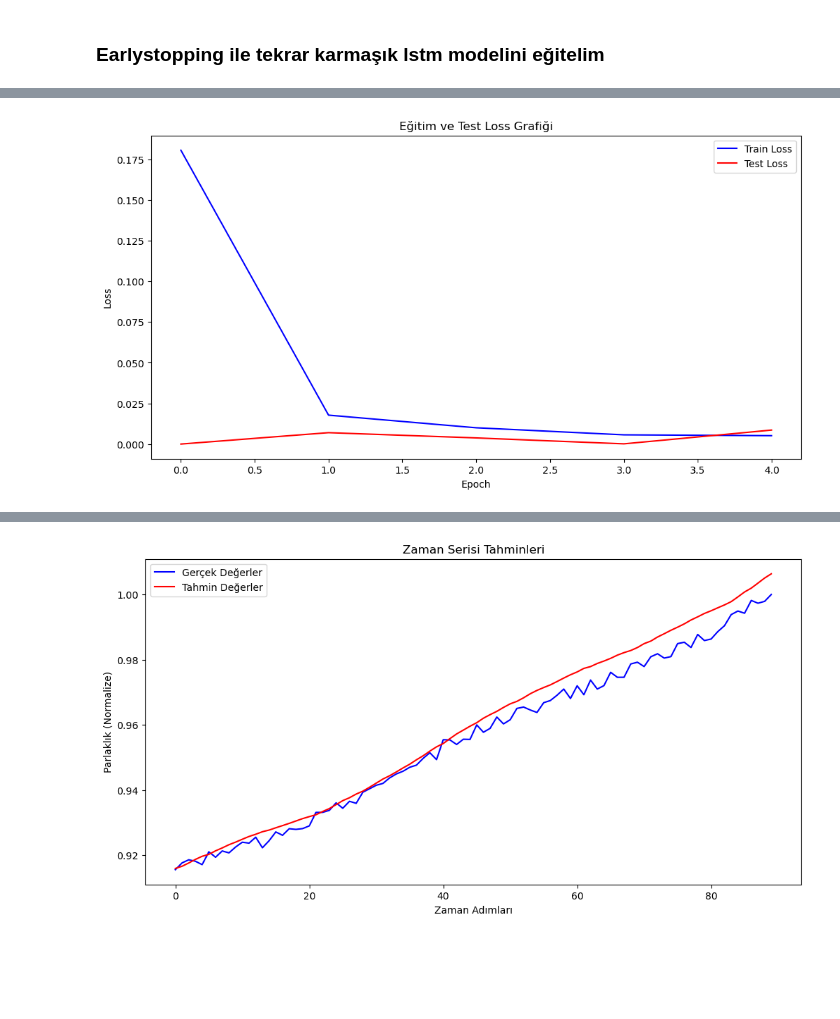
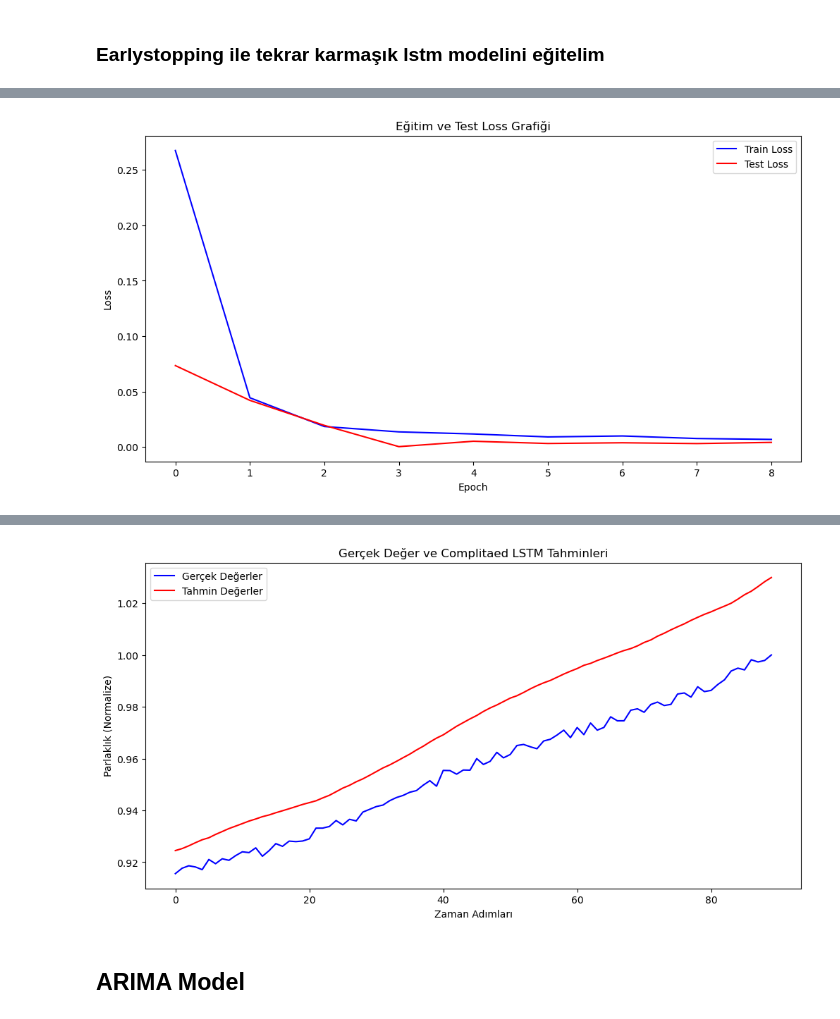
Before and after one commit to Hasancelik1/projects, a Jupyter notebook: globe.ipynb, the cells around one changed output, grey strips where cells are left out. Cells and saved outputs as stored; diff of their text form; code cells hidden in the pictures; blank space fills up the shorter version.

```diff
--- a/globe.ipynb
+++ b/globe.ipynb
@@ -459,17 +418,16 @@ Mean Squared Error (MSE): 0.029652966186404228
 # %% [markdown]
 ### Earlystopping ile tekrar karmaşık lstm modelini eğitelim
 # %%
-complicated_lstm_model = Sequential([
+complicated_lstm_model_earlystop = Sequential([
     Bidirectional(LSTM(128, activation='relu', return_sequences=True, input_shape=(sequence_length, 1))),
     Dropout(0.3),
     LSTM(64, activation='relu', return_sequences=True),
     Dropout(0.3),
     LSTM(32, activation='relu'),
     Dropout(0.2),
-    Dense(64, activation='relu'),
-    Dense(32, activation='relu'),
-    Dense(1)  # Tek bir tahmin çıktısı
+    Dense(16, activation='relu'),
+    Dense(1)
 ])
 
 # Modeli derle
-complicated_lstm_model.compile(optimizer='Adam', loss='mse')
+complicated_lstm_model_earlystop.compile(optimizer='Adam', loss='mse')
@@ -488,14 +434,17 @@ class LossHistory_Complicated_LSTM(tf.keras.callbacks.Callback):
+# %%
+early_stopping = EarlyStopping(
+    monitor='val_loss',  # Test (validation) loss'u izle
+    patience=5,          # 5 ardışık epoch boyunca iyileşme olmazsa durdur
+    restore_best_weights=True  # En iyi ağırlıkları geri yükle
+)
 # %%
-# Loss callback nesnesi
-loss_callback = LossHistory_Complicated_LSTM()
-
 # Modeli eğit
-history = complicated_lstm_model.fit(
+complicated_lstm_model_earlystop_history = complicated_lstm_model_earlystop.fit(
     X_train, y_train,
     epochs=20,
     batch_size=32,
     validation_data=(X_test, y_test),
-    callbacks=[loss_callback,early_stopping]
+    callbacks=[early_stopping]
 )
 # %% [output]
 Epoch 1/20
@@ -511,31 +468,34 @@ Epoch 5/20
 # %%
-# Train ve Test Loss grafiği
+train_loss = complicated_lstm_model_earlystop_history.history['loss']       # Eğitim loss değerleri
+test_loss = complicated_lstm_model_earlystop_history.history['val_loss']   # Validation loss değerleri
+
+# Loss grafiğini çizdir
+
 plt.figure(figsize=(12, 6))
-plt.plot(loss_callback.train_loss_history, label='Train Loss', color='blue')  # Callback içindeki train loss
-plt.plot(loss_callback.test_loss_history, label='Test Loss', color='red')    # Callback içindeki test loss
+plt.plot(train_loss, label='Train Loss', color='blue')
+plt.plot(test_loss, label='Test Loss', color='red')
 plt.title("Eğitim ve Test Loss Grafiği")
 plt.xlabel("Epoch")
 plt.ylabel("Loss")
 plt.legend()
 plt.show()
 # %% [output]
-[figure, old version]
+[figure, new version]
 # %%
 
 # Test seti üzerinde tahmin yap
-y_pred = complicated_lstm_model.predict(X_test)
+y_pred = complicated_lstm_model_earlystop.predict(X_test)
 
 # Performans değerlendirme
 mse_complicated_lstm = mean_squared_error(y_test, y_pred)
-print(f"Mean Squared Error (MSE): {mse_complicated_lstm}")
+print(f"Mean Squared Error (complicated_lstm_model): {mse_complicated_lstm}")
 
 # Tahminleri görselleştir
-import matplotlib.pyplot as plt
 
 plt.figure(figsize=(12, 6))
 plt.plot(range(len(y_test)), y_test, label='Gerçek Değerler', color='blue')
 plt.plot(range(len(y_pred)), y_pred, label='Tahmin Değerler', color='red')
-plt.title("Zaman Serisi Tahminleri")
+plt.title("Gerçek Değer ve Complitaed LSTM Tahminleri")
 plt.xlabel("Zaman Adımları")
 plt.ylabel("Parlaklık (Normalize)")
 plt.legend()
@@ -546 +506,3 @@ Mean Squared Error (MSE): 1.8776159777189605e-05
-[figure, old version]
+[figure, new version]
+# %% [markdown]
+## ARIMA Model
```
Also changed, not shown: parts of 32 cells of this notebook.
